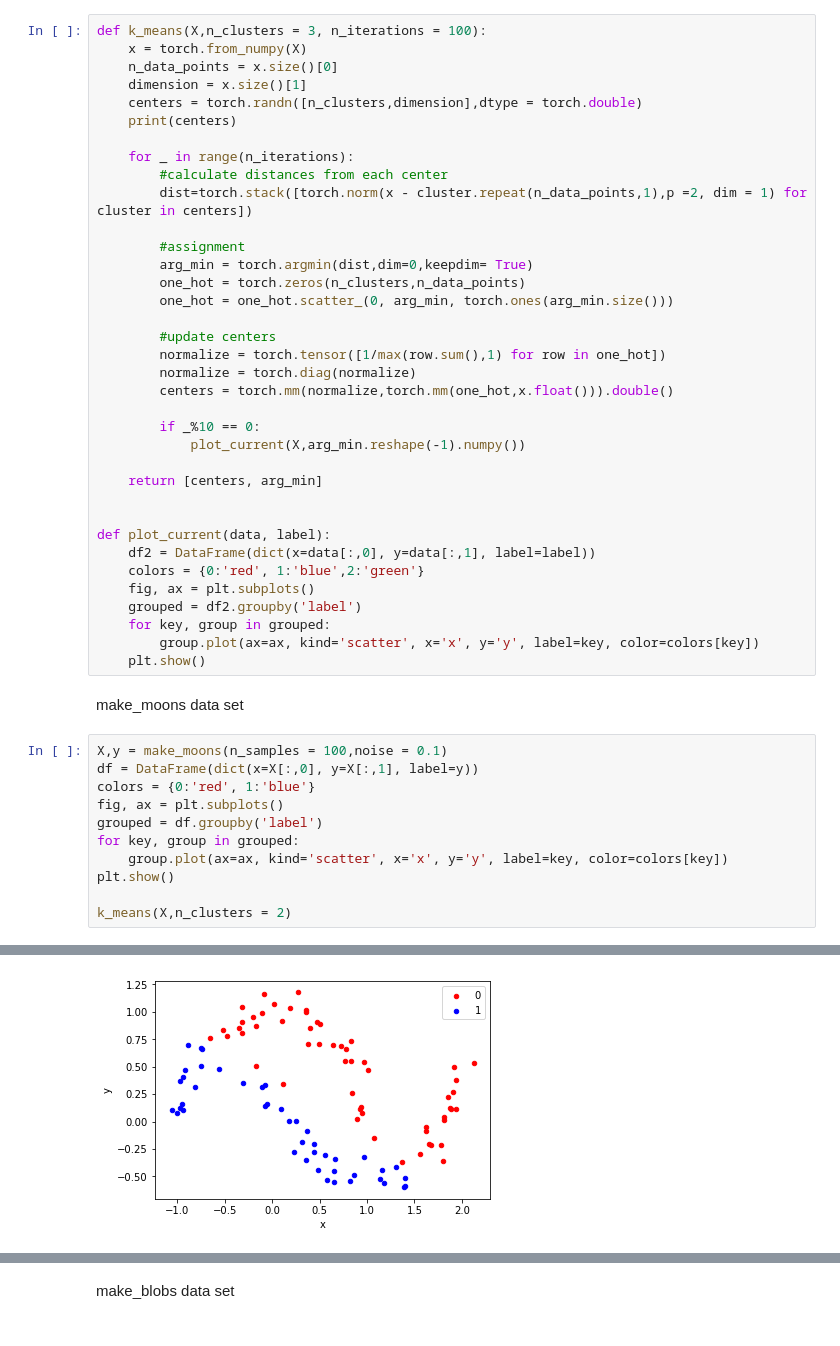
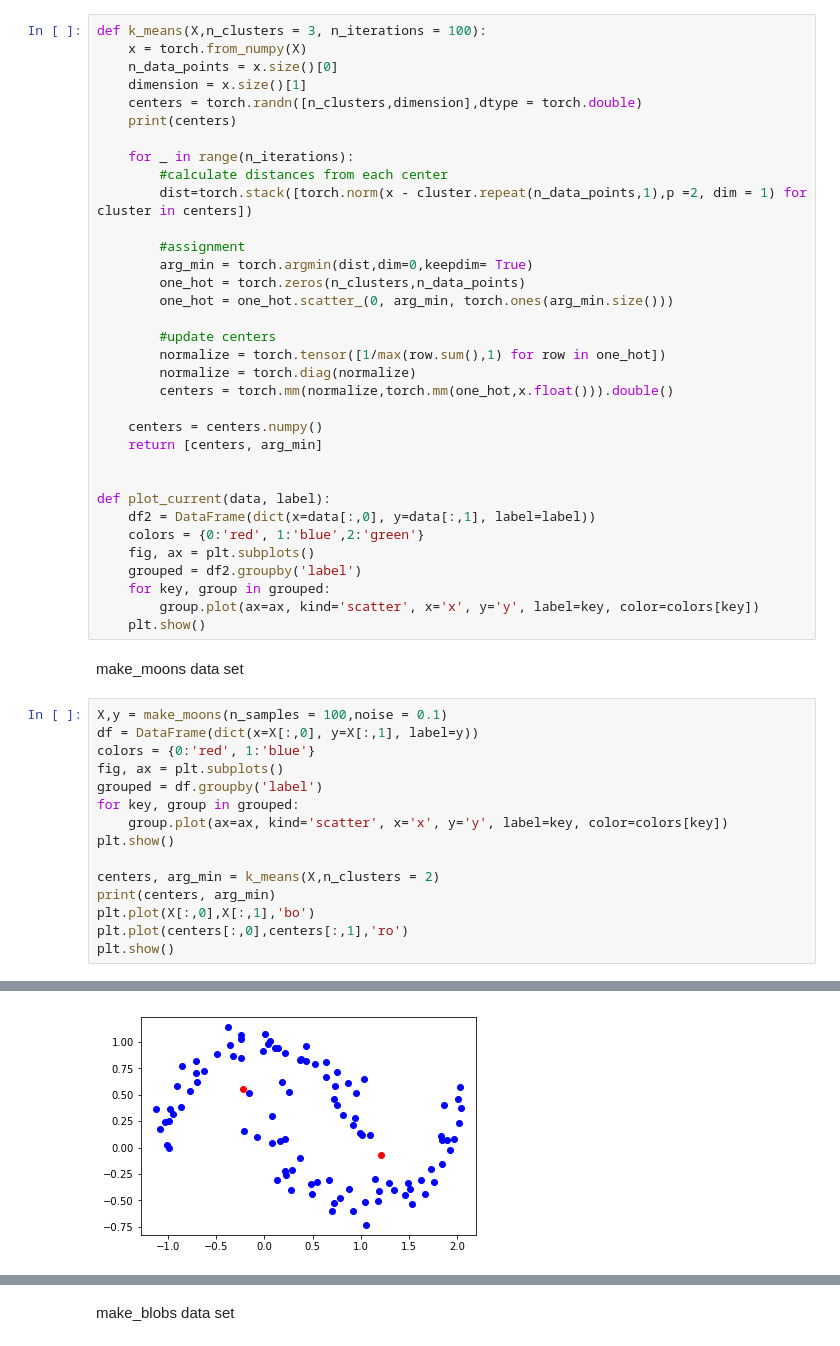
Before and after one commit to dl541/Variational-Inference-and-clustering, a Jupyter notebook: Clustering with Pytorch.ipynb, the cells around one changed output, grey strips where cells are left out. Saved outputs shown, nothing was run; the diff lists cells and outputs as text.

Commit message:
Remove plot within function

```diff
--- a/Clustering with Pytorch.ipynb
+++ b/Clustering with Pytorch.ipynb
@@ -32,9 +32,7 @@ def k_means(X,n_clusters = 3, n_iterations = 100):
         normalize = torch.diag(normalize)
         centers = torch.mm(normalize,torch.mm(one_hot,x.float())).double()
 
-        if _%10 == 0:
-            plot_current(X,arg_min.reshape(-1).numpy())
-
+    centers = centers.numpy()
     return [centers, arg_min]
 
 
@@ -58,5 +56,9 @@ for key, group in grouped:
     group.plot(ax=ax, kind='scatter', x='x', y='y', label=key, color=colors[key])
 plt.show()
 
-k_means(X,n_clusters = 2)
+centers, arg_min = k_means(X,n_clusters = 2)
+print(centers, arg_min)
+plt.plot(X[:,0],X[:,1],'bo')
+plt.plot(centers[:,0],centers[:,1],'ro')
+plt.show()
 # %% [output]
@@ -66 +74 @@ tensor([[ 0.8549,  1.0077],
-[figure, old version]
+[figure, new version]
```
Also changed, not shown: parts of 1 cell of this notebook.
